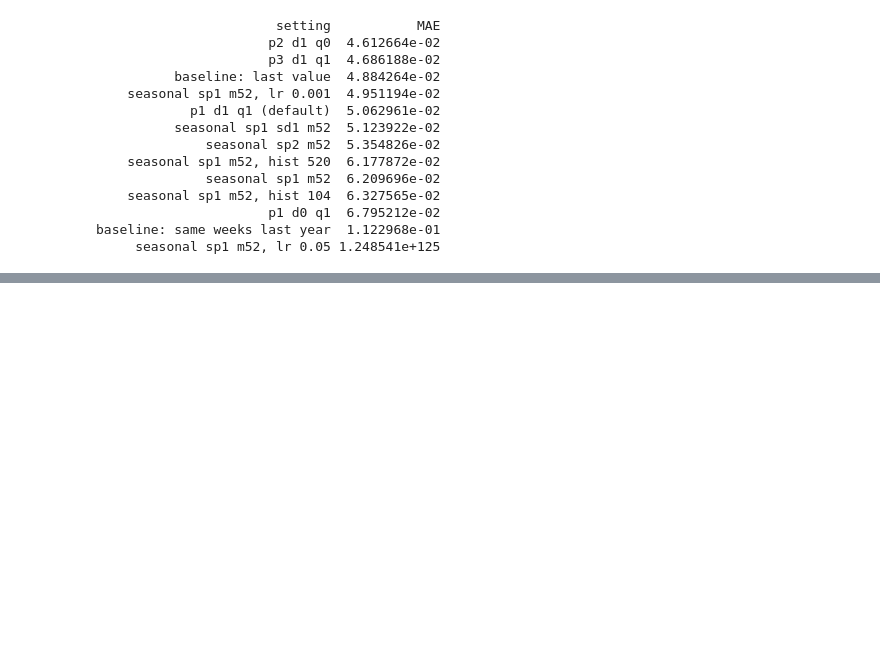
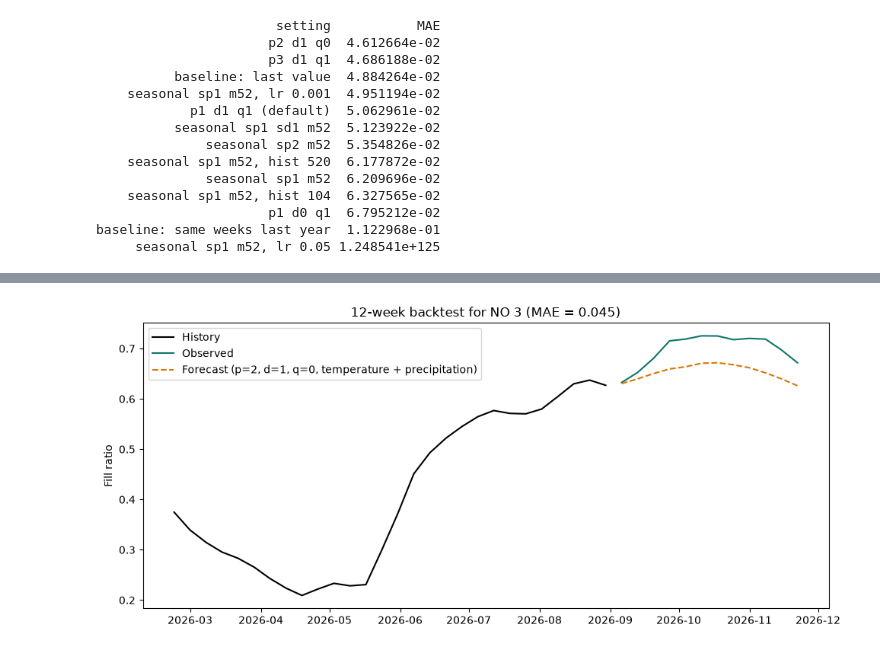
Before and after one commit to yamamaalhalabi/ind320-yamamaalhalabi, a Jupyter notebook: notebooks/part4_forecasting.ipynb, the cells around one changed output, grey strips where cells are left out. Cells and saved outputs as stored; diff of their text form; code cells hidden in the pictures; blank space fills up the shorter version.

Commit message:
Update part 4 notebook: forecasting tests, sketch, log and AI usage

```diff
--- a/notebooks/part4_forecasting.ipynb
+++ b/notebooks/part4_forecasting.ipynb
@@ -418,0 +444,18 @@ print(pd.DataFrame(rows).to_string(index=False))
+# %%
+import matplotlib.pyplot as plt
+
+fc, actual, mae = fc_mod.backtest(s, horizon=12, p=2, d=1, q=0, exog=exog_all)
+history = s.iloc[-40:-12]
+
+fig, ax = plt.subplots(figsize=(10, 4.5))
+ax.plot(history.index, history, color="black", label="History")
+ax.plot(actual.index, actual, color="#0F766E", label="Observed")
+ax.plot(fc.index, fc, color="#D97706", ls="--",
+        label="Forecast (p=2, d=1, q=0, temperature + precipitation)")
+ax.set_title(f"12-week backtest for NO 3 (MAE = {mae:.3f})")
+ax.set_ylabel("Fill ratio")
+ax.legend()
+fig.tight_layout()
+plt.show()
+# %% [output]
+[figure, added]
```
Also changed, not shown: parts of 8 cells of this notebook, 1 other file.
